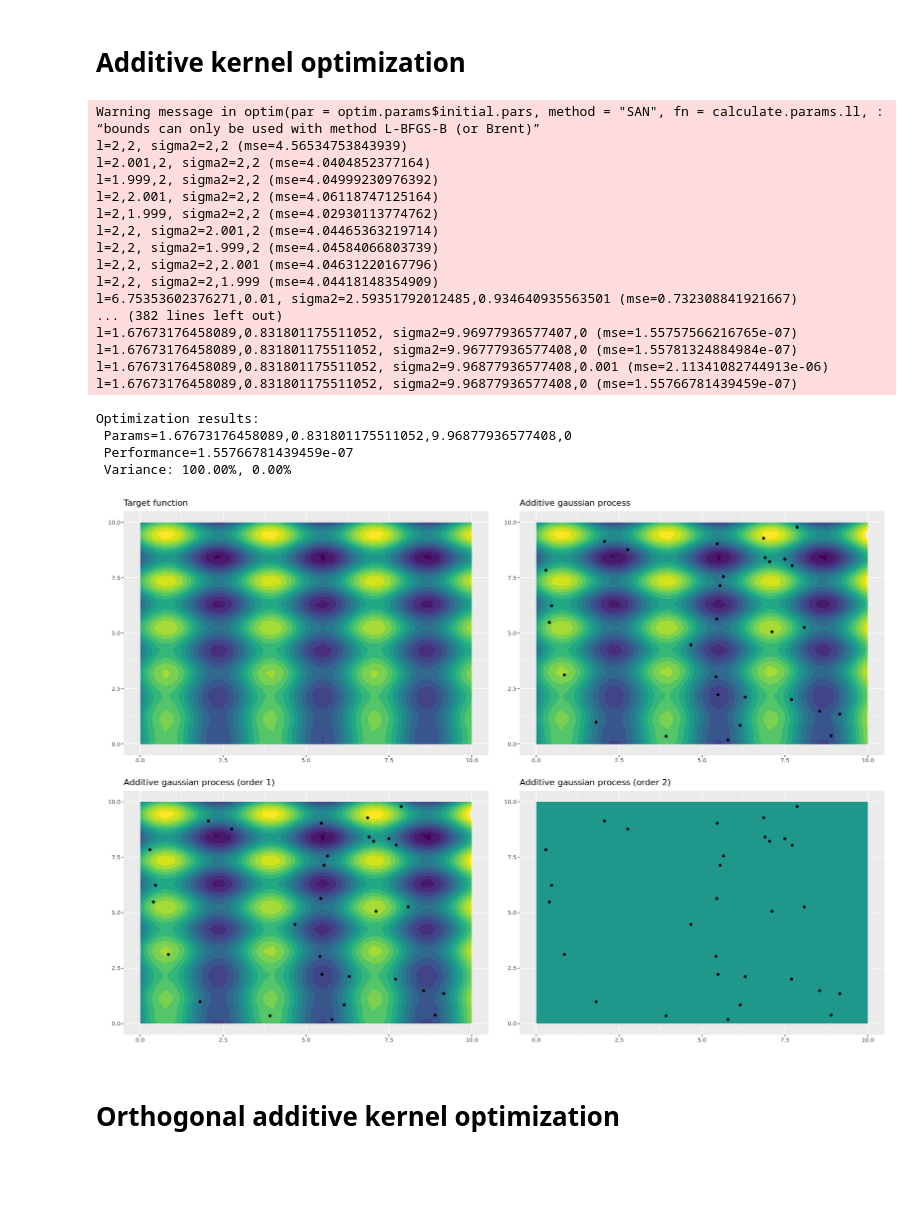
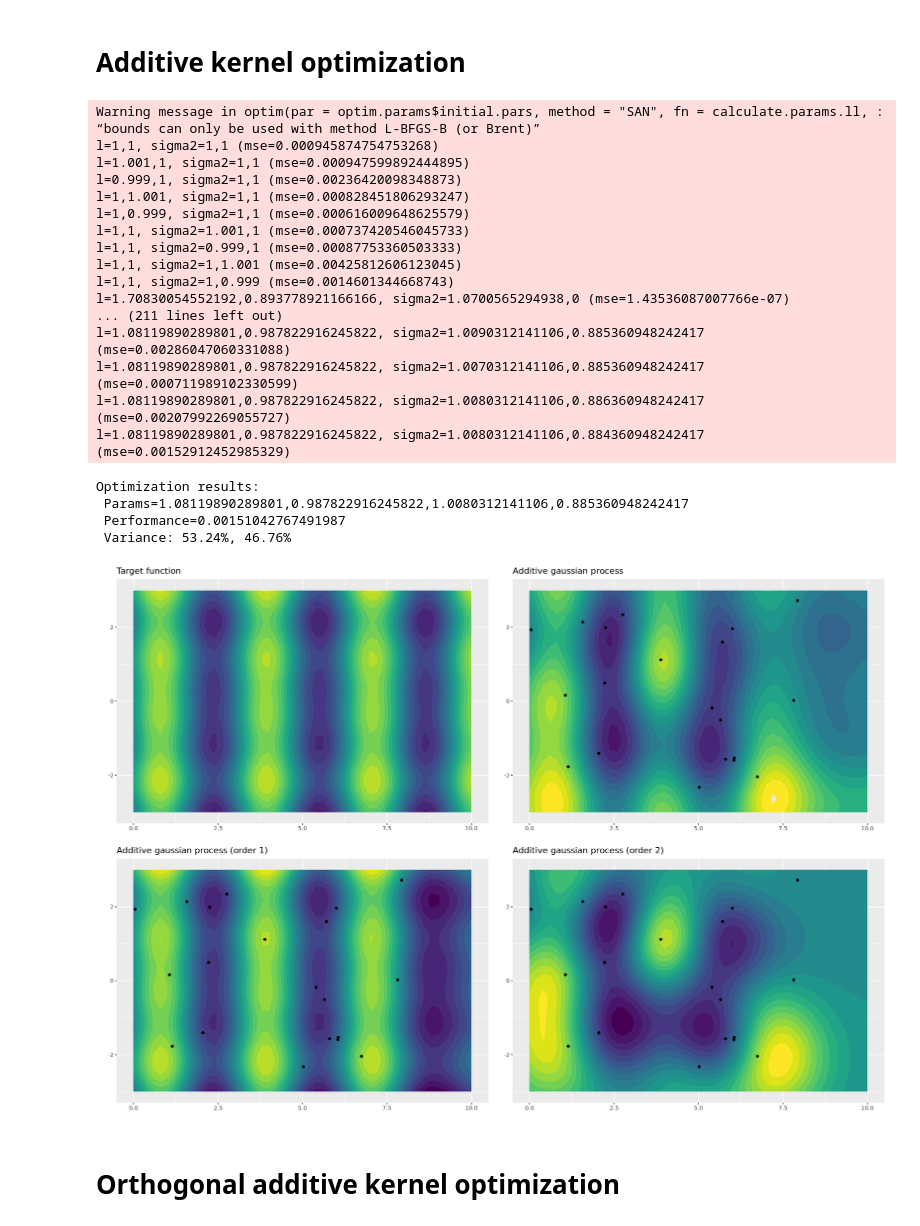
Before and after one commit to david-gomez-guillen/phd, a Jupyter notebook: notebooks/Bayesian Optimization demo (Additive kernels).ipynb, the cells around one changed output. Cells and saved outputs as stored; diff of their text form; code cells hidden in the pictures; blank space fills up the shorter version.

```diff
--- a/notebooks/Bayesian Optimization demo (Additive kernels).ipynb
+++ b/notebooks/Bayesian Optimization demo (Additive kernels).ipynb
@@ -294,8 +317,8 @@ if (performance.measure == 'loglikelihood') {
 # %%
 # Build target function plot
 
-x1.plt <- seq(0, 10, .25)
-x2.plt <- seq(0, 10, .25)
+x1.plt <- x.breaks
+x2.plt <- y.breaks
 df.f <- expand.grid(x1.plt, x2.plt)
 names(df.f) <- c('x', 'y')
 x.plt <- df.f
@@ -340,7 +363,8 @@ calculate.params.ll <- function(pars, kernel.type, verbose=TRUE) {
 
   k <- build.k(kernel.type, l, sigma2)
 
-  observed.x <- data.frame(x1=runif(n.points, 0, 10), x2=runif(n.points, 0, 10))
+  observed.x <- data.frame(x1=runif(n.points, x.limits[1], x.limits[2]),
+                           x2=runif(n.points, y.limits[1], y.limits[2]))
   observed.y <- apply(observed.x, 1, f)
 
   gp.model <- calculate.regression.model(observed.x, observed.y, k)
@@ -434,10 +458,11 @@ Optimization results:
 # %%
 # Plot SE-GP with fitted hyperparameters
 
-n.plot.train.points <- 30
+n.plot.train.points <- 20
 set.seed(221)
 
-observed.x <- data.frame(x1=runif(n.plot.train.points, 0, 10), x2=runif(n.plot.train.points, 0, 10))
+observed.x <- data.frame(x1=runif(n.plot.train.points, x.limits[1], x.limits[2]),
+                         x2=runif(n.plot.train.points, y.limits[1], y.limits[2]))
 observed.y <- apply(observed.x, 1, f)
 
 kernels <- list(build.k('se', l.se, sigma2.se))
@@ -473,7 +498,7 @@ print(plt2)
 # %% [markdown]
 # Additive kernel optimization
 # %%
-set.seed(123)
+set.seed(1603)
 kernel.type <- 'ak'
 optim.params <- get.init.params(kernel.type)
 
@@ -486,6 +511,7 @@ optim.result <- optim(par=optim.params$initial.pars,
                       control=list(
                         pgtol=0,
                         fnscale=fnscale,
+                        parscale=rep(1,4),
                         temp=1000,
                         tmax=1000,
                         maxit=10000
@@ -505,68 +531,69 @@ sigma2.ak <- optim.result$par[3:4]
 # %% [output]
 Warning message in optim(par = optim.params$initial.pars, method = "SAN", fn = calculate.params.ll, :
 “bounds can only be used with method L-BFGS-B (or Brent)”
-l=2,2, sigma2=2,2 (mse=4.56534753843939)
-l=2.001,2, sigma2=2,2 (mse=4.0404852377164)
-l=1.999,2, sigma2=2,2 (mse=4.04999230976392)
-l=2,2.001, sigma2=2,2 (mse=4.06118747125164)
-l=2,1.999, sigma2=2,2 (mse=4.02930113774762)
-l=2,2, sigma2=2.001,2 (mse=4.04465363219714)
-l=2,2, sigma2=1.999,2 (mse=4.04584066803739)
-l=2,2, sigma2=2,2.001 (mse=4.04631220167796)
-l=2,2, sigma2=2,1.999 (mse=4.04418148354909)
-l=6.75353602376271,0.01, sigma2=2.59351792012485,0.934640935563501 (mse=0.732308841921667)
-... (382 lines left out)
-l=1.67673176458089,0.831801175511052, sigma2=9.96977936577407,0 (mse=1.55757566216765e-07)
-l=1.67673176458089,0.831801175511052, sigma2=9.96777936577408,0 (mse=1.55781324884984e-07)
-l=1.67673176458089,0.831801175511052, sigma2=9.96877936577408,0.001 (mse=2.11341082744913e-06)
-l=1.67673176458089,0.831801175511052, sigma2=9.96877936577408,0 (mse=1.55766781439459e-07)
+l=1,1, sigma2=1,1 (mse=0.000945874754753268)
+l=1.001,1, sigma2=1,1 (mse=0.000947599892444895)
+l=0.999,1, sigma2=1,1 (mse=0.00236420098348873)
+l=1,1.001, sigma2=1,1 (mse=0.000828451806293247)
+l=1,0.999, sigma2=1,1 (mse=0.000616009648625579)
+l=1,1, sigma2=1.001,1 (mse=0.000737420546045733)
+l=1,1, sigma2=0.999,1 (mse=0.00087753360503333)
+l=1,1, sigma2=1,1.001 (mse=0.00425812606123045)
+l=1,1, sigma2=1,0.999 (mse=0.0014601344668743)
+l=1.70830054552192,0.893778921166166, sigma2=1.0700565294938,0 (mse=1.43536087007766e-07)
+... (211 lines left out)
+l=1.08119890289801,0.987822916245822, sigma2=1.0090312141106,0.885360948242417 (mse=0.00286047060331088)
+l=1.08119890289801,0.987822916245822, sigma2=1.0070312141106,0.885360948242417 (mse=0.000711989102330599)
+l=1.08119890289801,0.987822916245822, sigma2=1.0080312141106,0.886360948242417 (mse=0.00207992269055727)
+l=1.08119890289801,0.987822916245822, sigma2=1.0080312141106,0.884360948242417 (mse=0.00152912452985329)
 Optimization results:
- Params=1.67673176458089,0.831801175511052,9.96877936577408,0
- Performance=1.55766781439459e-07
- Variance: 100.00%, 0.00%
+ Params=1.08119890289801,0.987822916245822,1.0080312141106,0.885360948242417
+ Performance=0.00151042767491987
+ Variance: 53.24%, 46.76%
 # %%
 # Plot AK-GP with fitted hyperparameters
 
 l.ak.plot <- l.ak
 sigma2.ak.plot <- sigma2.ak
-n.plot.train.points <- 30
-set.seed(2241)
+n.plot.train.points <- 20
+set.seed(221)
 
-observed.x <- data.frame(x1=runif(n.plot.train.points, 0, 10), x2=runif(n.plot.train.points, 0, 10))
+observed.x <- data.frame(x1=runif(n.plot.train.points, x.limits[1], x.limits[2]),
+                         x2=runif(n.plot.train.points, y.limits[1], y.limits[2]))
 observed.y <- apply(observed.x, 1, f)
 
 kernels <- list(build.k('ak', l.ak.plot, sigma2.ak.plot),
                 build.k('ak1', l.ak.plot, sigma2.ak.plot),
                 build.k('ak2', l.ak.plot, sigma2.ak.plot))
 titles <- list('Additive gaussian process', 'Additive gaussian process (order 1)', 'Additive gaussian process (order 2)')
 
 plots <- list(plt.f)
 for(i in seq_along(kernels)) {
     k <- kernels[[i]]
     title <- titles[[i]]
     gp.model <- calculate.regression.model(observed.x, observed.y, k)
 
     df.f.model <- df.f
     df.f.model$z <- gp.model$mean(xx)
 
     plt <- ggplot(df.f.model, aes(x=x, y=y, z=z)) +
       geom_contour_filled(
         breaks=color.breaks
       ) +
       geom_point(data=observed.x, aes(x=x1, y=x2, z=NULL)) +
       scale_fill_viridis_d(drop=FALSE) +
       theme(legend.position = "none") +
       xlab('') +
       ylab('') +
       ggtitle(title)
     plots <- append(plots, list(plt))
 }
 
 options(repr.plot.width=17, repr.plot.height=12)
 plt2 <- plot_grid(plotlist=plots, ncol=2, align='h')
 print(plt2)
 # %% [output]
-[figure, old version]
+[figure, new version]
 # %% [markdown]
 # Orthogonal additive kernel optimization
 # %%
```
Also changed, not shown: parts of 12 cells of this notebook, 45 other files.
